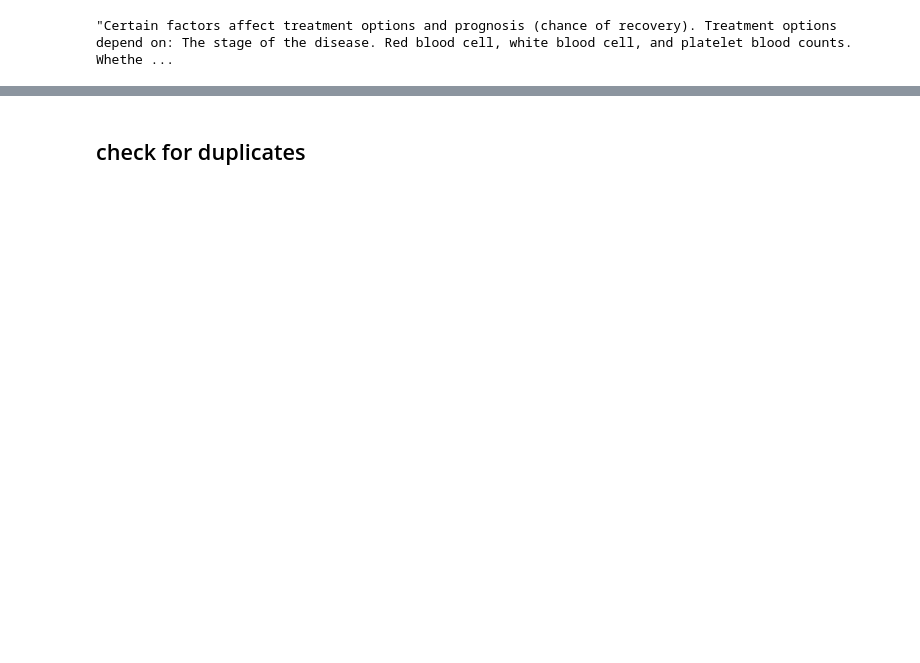
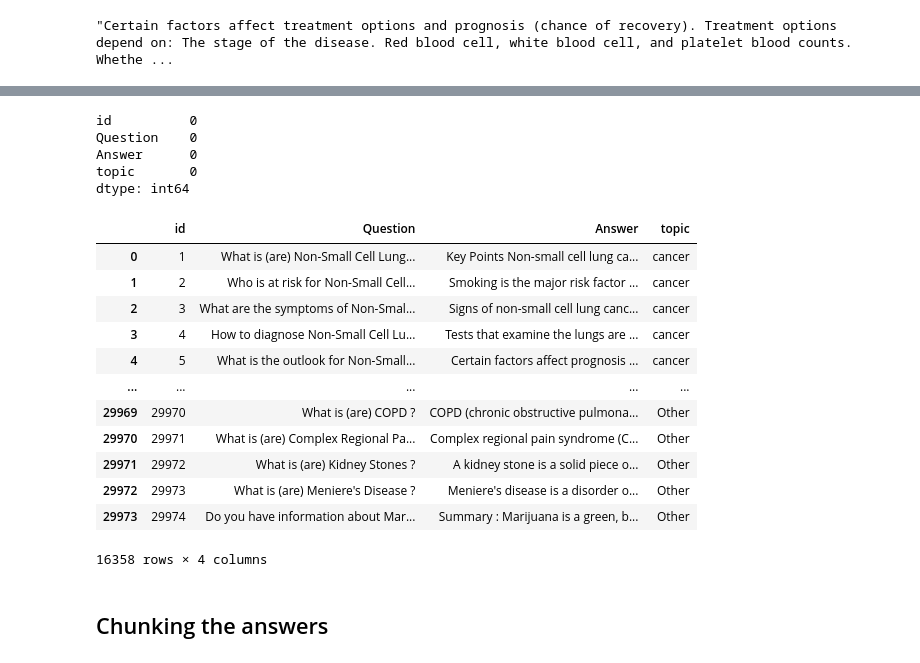
Before and after one commit to educapel/Health-Care-Assistant, a Jupyter notebook: notebooks/Data_formating_cleaning.ipynb, the cells around one changed output, grey strips where cells are left out. Saved outputs shown, nothing was run; the diff lists cells and outputs as text; code cells hidden in the pictures; blank space fills up the shorter version.

Commit message:
Update data formatting notebook

```diff
--- a/notebooks/Data_formating_cleaning.ipynb
+++ b/notebooks/Data_formating_cleaning.ipynb
@@ -138,0 +142,8 @@ data_df['Answer'][0]
+# %%
+num_qa_duplicates = data_df.duplicated(subset=['Question', 'Answer']).sum()
+print(f"Number of duplicated question-answer pairs: {num_qa_duplicates}")
+
+duplicate_qa = data_df[data_df.duplicated(subset=['Question', 'Answer'], keep=False)] #this means the exact sames AND answer are present in the dataset
+print("Duplicated question-answer pairs:")
+print(duplicate_qa)
+data_df = data_df.drop_duplicates(subset=['Question', 'Answer'], keep='first')
@@ -139,3 +168,29 @@ data_df['Answer'][0]
+# %%
+data_df.isna().sum()
+# %% [output]
+id          0
+Question    0
+Answer      0
+topic       0
+dtype: int64
+# %%
+data_df
+# %% [output]
+|  | id | Question | Answer | topic |
+| 0 | 1 | What is (are) Non-Small Cell Lung... | Key Points Non-small cell lung ca... | cancer |
+| 1 | 2 | Who is at risk for Non-Small Cell... | Smoking is the major risk factor ... | cancer |
+| 2 | 3 | What are the symptoms of Non-Smal... | Signs of non-small cell lung canc... | cancer |
+| 3 | 4 | How to diagnose Non-Small Cell Lu... | Tests that examine the lungs are ... | cancer |
+| 4 | 5 | What is the outlook for Non-Small... | Certain factors affect prognosis ... | cancer |
+| ... | ... | ... | ... | ... |
+| 29969 | 29970 | What is (are) COPD ? | COPD (chronic obstructive pulmona... | Other |
+| 29970 | 29971 | What is (are) Complex Regional Pa... | Complex regional pain syndrome (C... | Other |
+| 29971 | 29972 | What is (are) Kidney Stones ? | A kidney stone is a solid piece o... | Other |
+| 29972 | 29973 | What is (are) Meniere's Disease ? | Meniere's disease is a disorder o... | Other |
+| 29973 | 29974 | Do you have information about Mar... | Summary : Marijuana is a green, b... | Other |
+16358 rows × 4 columns
+# %% [markdown]
+## Chunking the answers
 # %%
 from langchain.text_splitter import RecursiveCharacterTextSplitter
 splitter = RecursiveCharacterTextSplitter(
@@ -162,5 +217,3 @@ def chunk_texts(df):
 df = chunk_texts(data_df)
 # %%
 df.to_csv('../Data_csvs/data.csv', index=False)
-# %% [markdown]
-## check for duplicates
```
Also changed, not shown: parts of 8 cells of this notebook.
